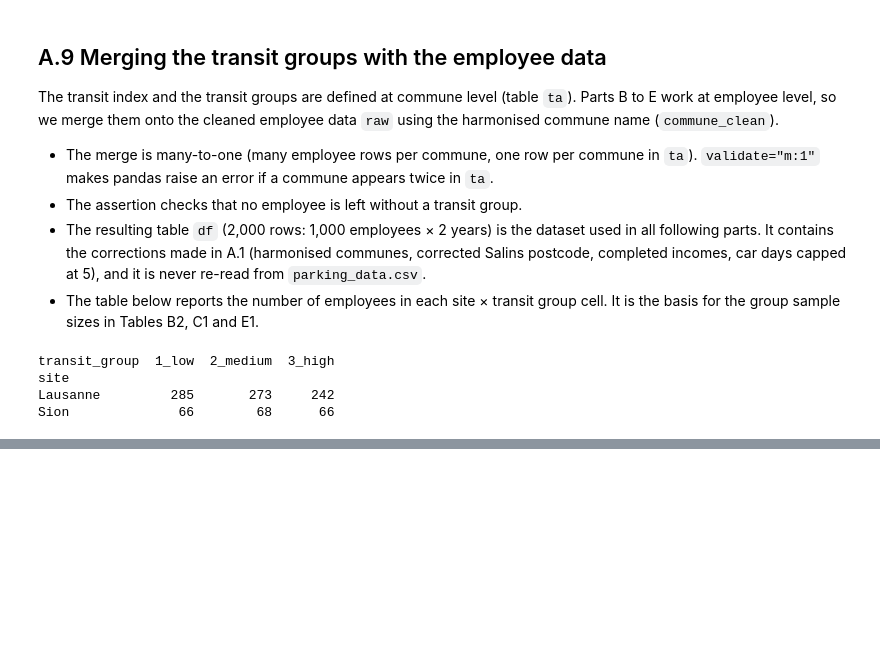
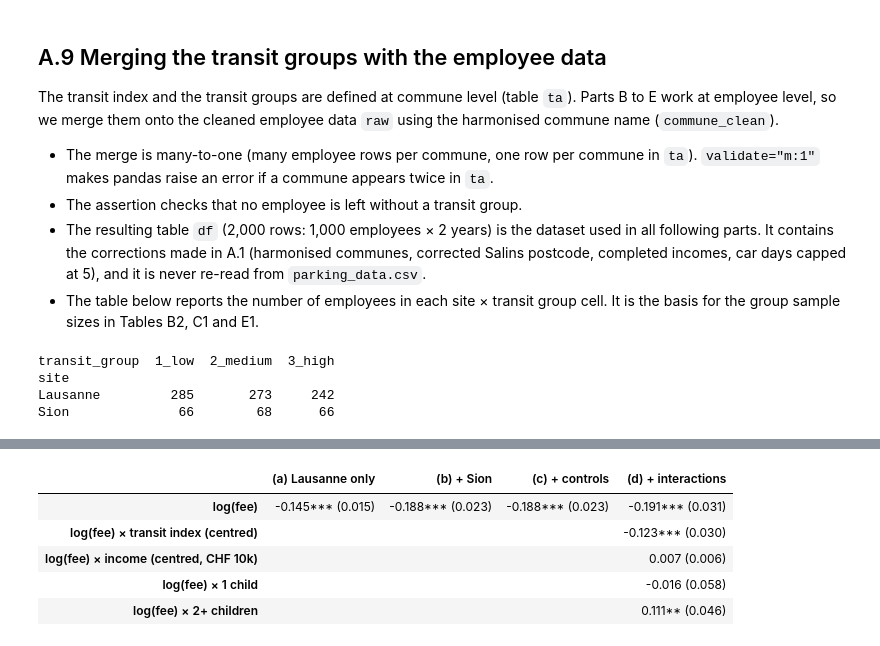
Before and after one commit to Mxlrt69/Public_Policy_Project, a Jupyter notebook: full_notebook.ipynb, the cells around one changed output, grey strips where cells are left out. Cells and saved outputs as stored; diff of their text form; code cells hidden in the pictures; blank space fills up the shorter version.

```diff
--- a/full_notebook.ipynb
+++ b/full_notebook.ipynb
@@ -874,0 +1257,17 @@ Sion              66        68      66
+# %%
+# Controls
+df["income_10k"] = df["gross_income_chf"] / 10000   # income in tens of thousands of CHF
+df["female"] = (df["gender"] == "F").astype(int)
+
+controls = "transit_index + distance_km + income_10k + C(n_children) + age + female + fte"
+
+est = df.dropna(subset=["income_10k"])   # without the 4 employees with no income
+print("Observations:", len(est), "| employees:", est["employee_id"].nunique())
+
+# (c) Both sites + controls
+m_c = smf.ols(f"uses_car ~ log_fee + lausanne + post + {controls}", data=est).fit(**cluster(est))
+print(m_c.summary().tables[1])
+
+c = m_c.params["log_fee"]
+print(f"\nEffect of a price doubling: a × ln2 = {c * np.log(2) * 100:.1f} pp")
+print(f"R²: (b) = {m_b.rsquared:.3f}  ->  (c) = {m_c.rsquared:.3f}")
@@ -874,0 +1417,58 @@ Sion              66        68      66
+# %%
+# --- Table B3: the 4 specifications on the SAME sample (1,992 obs., 996 employees) ---
+est_laus = est[est["site"] == "Lausanne"]
+ctrl = "transit_c + income_c + C(n_children) + distance_km + age + female + fte"   # same controls (centred version)
+
+models = {
+    "(a) Lausanne only": smf.ols("uses_car ~ log_fee", data=est_laus).fit(**cluster(est_laus)),
+    "(b) + Sion":        smf.ols("uses_car ~ log_fee + lausanne + post", data=est).fit(**cluster(est)),
+    "(c) + controls":    smf.ols(f"uses_car ~ log_fee + lausanne + post + {ctrl}", data=est).fit(**cluster(est)),
+    "(d) + interactions": smf.ols(formula_d, data=est).fit(**cluster(est)),
+}
+
+rows = {   # statsmodels name -> readable label (display order)
+    "log_fee":                    "log(fee)",
+    "log_fee:transit_c":          "log(fee) × transit index (centred)",
+    "log_fee:income_c":           "log(fee) × income (centred, CHF 10k)",
+    "log_fee:C(n_children)[T.1]": "log(fee) × 1 child",
+    "log_fee:C(n_children)[T.2]": "log(fee) × 2+ children",
+    "lausanne":                   "Lausanne (site)",
+    "post":                       "2025 (year)",
+    "transit_c":                  "Transit index (centred)",
+    "income_c":                   "Income (centred, CHF 10k)",
+    "C(n_children)[T.1]":         "1 child",
+    "C(n_children)[T.2]":         "2+ children",
+    "distance_km":                "Distance (km)",
+    "age":                        "Age",
+    "female":                     "Female",
+    "fte":                        "FTE",
+    "Intercept":                  "Constant",
+}
+
+def stars(pv):
+    return "***" if pv < 0.01 else "**" if pv < 0.05 else "*" if pv < 0.1 else ""
+
+def cell(m, var):   # "coef*** (SE)" or empty if the variable is not in the model
+    if var not in m.params:
+        return ""
+    return f"{m.params[var]:.3f}{stars(m.pvalues[var])} ({m.bse[var]:.3f})"
+
+table_B3 = pd.DataFrame({name: [cell(m, v) for v in rows] for name, m in models.items()},
+                        index=list(rows.values()))
+
+footer = pd.DataFrame({name: {
+    "Effect of a fee doubling (pp)": f"{m.params['log_fee'] * np.log(2) * 100:.1f}",
+    "Observations":                  f"{int(m.nobs)}",
+    "Employees (clusters)":          f"{m.model.data.frame['employee_id'].nunique()}",
+    "R²":                            f"{m.rsquared:.3f}",
+} for name, m in models.items()})
+
+table_B3 = pd.concat([table_B3, footer])
+table_B3.head()
+# %% [output]
+|  | (a) Lausanne only | (b) + Sion | (c) + controls | (d) + interactions |
+| log(fee) | -0.145*** (0.015) | -0.188*** (0.023) | -0.188*** (0.023) | -0.191*** (0.031) |
+| log(fee) × transit index (centred) |  |  |  | -0.123*** (0.030) |
+| log(fee) × income (centred, CHF 10k) |  |  |  | 0.007 (0.006) |
+| log(fee) × 1 child |  |  |  | -0.016 (0.058) |
+| log(fee) × 2+ children |  |  |  | 0.111** (0.046) |
```
Also changed, not shown: parts of 32 cells of this notebook.
